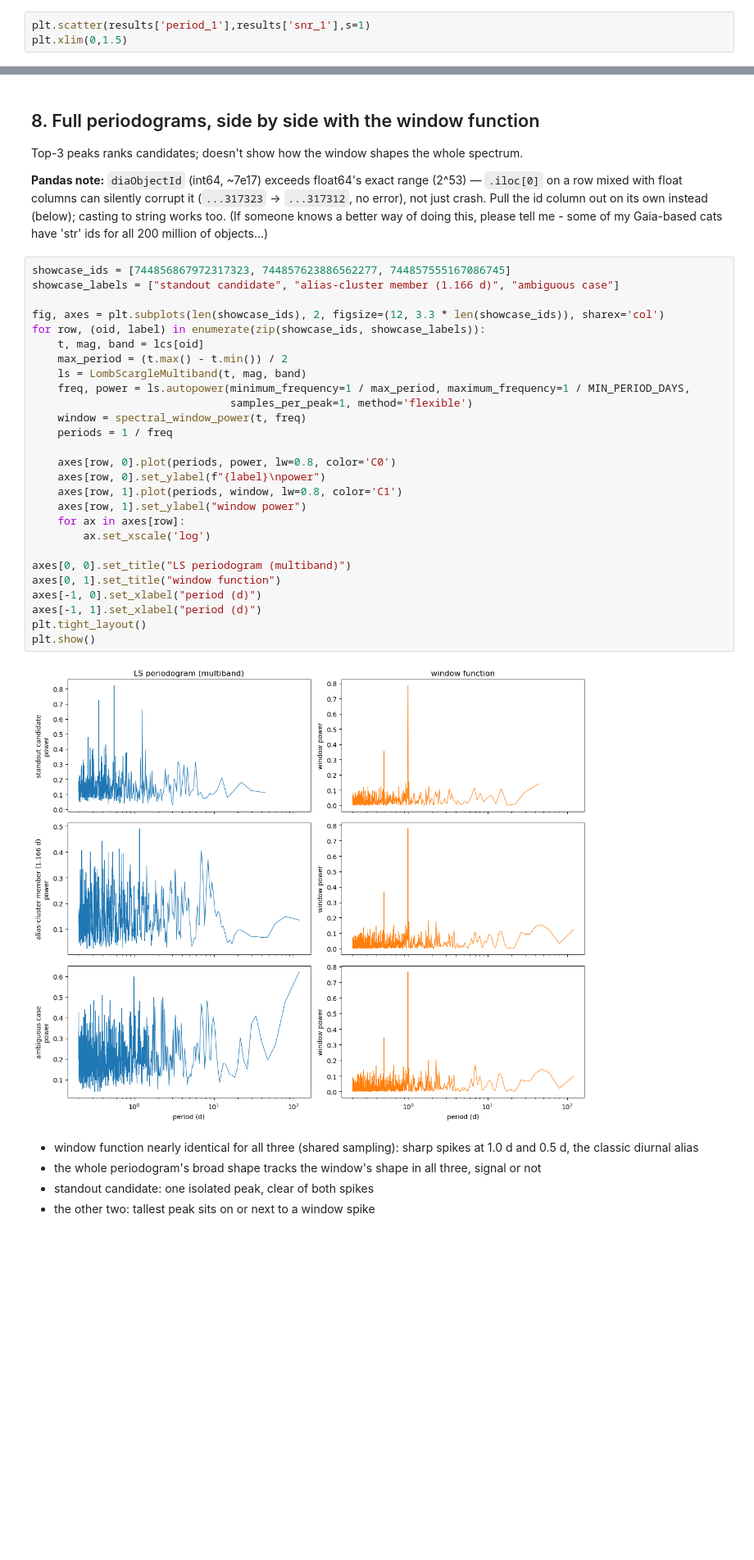
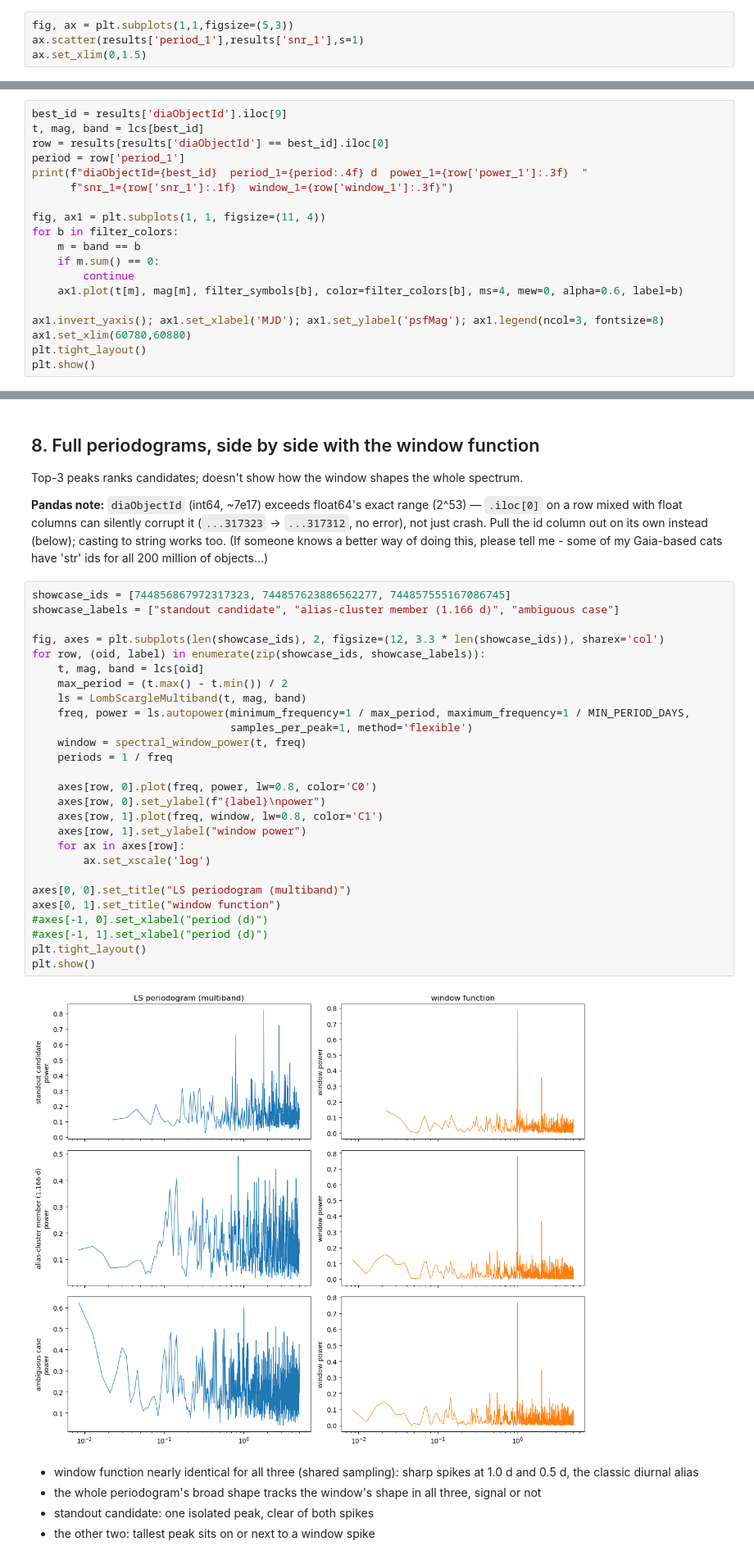
Before and after one commit to ShrRa/dp2_budapest_hands_on, a Jupyter notebook: 022_Varibility_executed.ipynb, the cells around one changed output, grey strips where cells are left out. Shown at 82% size. Saved outputs shown, nothing was run; the diff lists cells and outputs as text; blank space fills up the shorter version.

```diff
--- a/022_Varibility_executed.ipynb
+++ b/022_Varibility_executed.ipynb
@@ -233,7 +309,8 @@ backup saved: /home/shrra-ung/share/trieste/dia_object_lc_hq_field_sample.parque
 - `period_1` ≈ 1.1666 d for most of the top 20. It matches to 4-5 decimals across unrelated objects, power ratios 0.85-0.99 (flat periodogram, alias signature) -> field-specific nightly-cadence alias.
 - One object stands apart: `744856867972317323` — SNR 10.6 (next-best ~5), window power 0.01-0.02 across all 3 peaks (~5x below the alias group). Plotted below.
 # %%
-plt.scatter(results['period_1'],results['snr_1'],s=1)
-plt.xlim(0,1.5)
+fig, ax = plt.subplots(1,1,figsize=(5,3))
+ax.scatter(results['period_1'],results['snr_1'],s=1)
+ax.set_xlim(0,1.5)
 # %% [output]
 (0.0, 1.5)
@@ -270,0 +347,19 @@ diaObjectId=744856867972317323  period_1=0.5579 d  power_1=0.823  snr_1=10.6  wi
+# %%
+best_id = results['diaObjectId'].iloc[9]
+t, mag, band = lcs[best_id]
+row = results[results['diaObjectId'] == best_id].iloc[0]
+period = row['period_1']
+print(f"diaObjectId={best_id}  period_1={period:.4f} d  power_1={row['power_1']:.3f}  "
+      f"snr_1={row['snr_1']:.1f}  window_1={row['window_1']:.3f}")
+
+fig, ax1 = plt.subplots(1, 1, figsize=(11, 4))
+for b in filter_colors:
+    m = band == b
+    if m.sum() == 0:
+        continue
+    ax1.plot(t[m], mag[m], filter_symbols[b], color=filter_colors[b], ms=4, mew=0, alpha=0.6, label=b)
+
+ax1.invert_yaxis(); ax1.set_xlabel('MJD'); ax1.set_ylabel('psfMag'); ax1.legend(ncol=3, fontsize=8)
+ax1.set_xlim(60780,60880)
+plt.tight_layout()
+plt.show()
@@ -340,32 +438,32 @@ Top-3 peaks ranks candidates; doesn't show how the window shapes the whole spect
 # %%
 showcase_ids = [744856867972317323, 744857623886562277, 744857555167086745]
 showcase_labels = ["standout candidate", "alias-cluster member (1.166 d)", "ambiguous case"]
 
 fig, axes = plt.subplots(len(showcase_ids), 2, figsize=(12, 3.3 * len(showcase_ids)), sharex='col')
 for row, (oid, label) in enumerate(zip(showcase_ids, showcase_labels)):
     t, mag, band = lcs[oid]
     max_period = (t.max() - t.min()) / 2
     ls = LombScargleMultiband(t, mag, band)
     freq, power = ls.autopower(minimum_frequency=1 / max_period, maximum_frequency=1 / MIN_PERIOD_DAYS,
                                samples_per_peak=1, method='flexible')
     window = spectral_window_power(t, freq)
     periods = 1 / freq
 
-    axes[row, 0].plot(periods, power, lw=0.8, color='C0')
+    axes[row, 0].plot(freq, power, lw=0.8, color='C0')
     axes[row, 0].set_ylabel(f"{label}\npower")
-    axes[row, 1].plot(periods, window, lw=0.8, color='C1')
+    axes[row, 1].plot(freq, window, lw=0.8, color='C1')
     axes[row, 1].set_ylabel("window power")
     for ax in axes[row]:
         ax.set_xscale('log')
 
 axes[0, 0].set_title("LS periodogram (multiband)")
 axes[0, 1].set_title("window function")
-axes[-1, 0].set_xlabel("period (d)")
-axes[-1, 1].set_xlabel("period (d)")
+#axes[-1, 0].set_xlabel("period (d)")
+#axes[-1, 1].set_xlabel("period (d)")
 plt.tight_layout()
 plt.show()
 # %% [output]
-[figure, old version]
+[figure, new version]
 # %% [markdown]
 - window function nearly identical for all three (shared sampling): sharp spikes at 1.0 d and 0.5 d, the classic diurnal alias
 - the whole periodogram's broad shape tracks the window's shape in all three, signal or not
```
Also changed, not shown: parts of 15 cells of this notebook, 2 other files.
